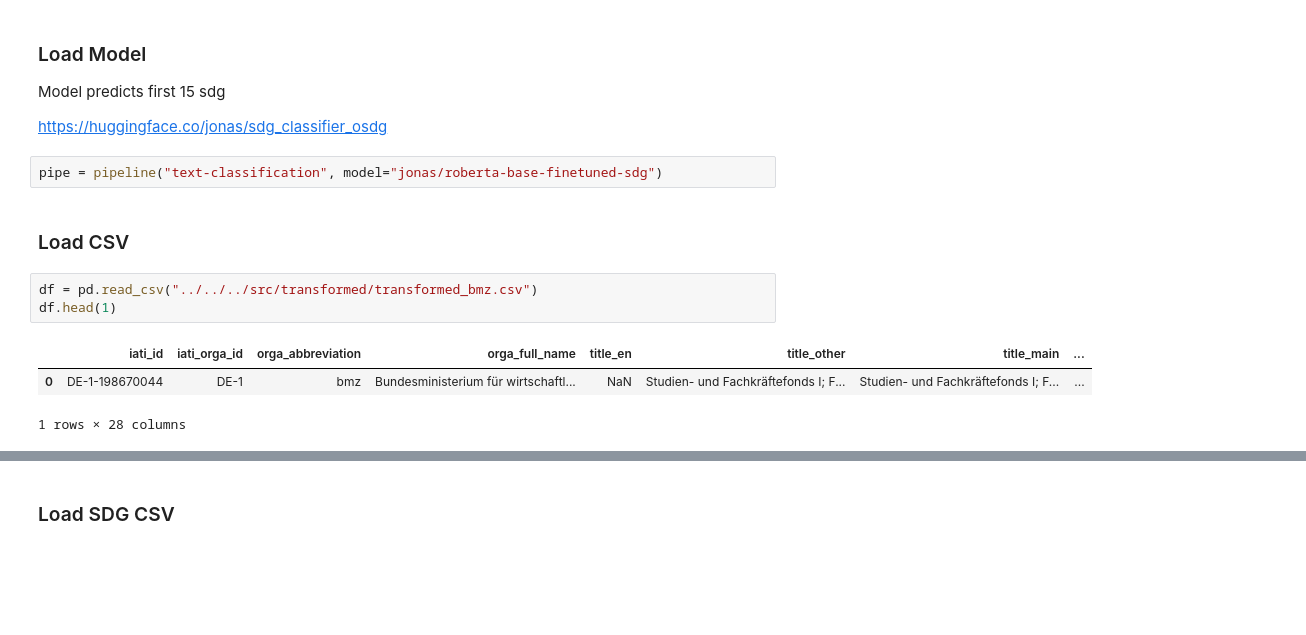
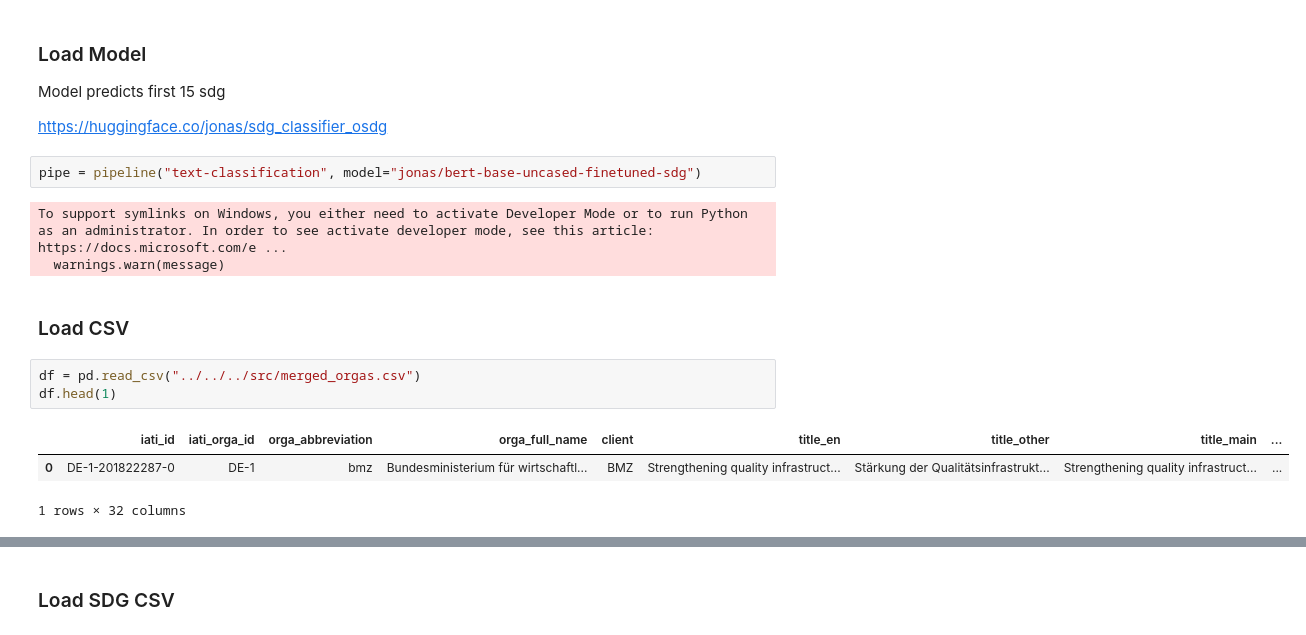
Before and after one commit to JanMuehlnikel/NLP-Development-Banks-Collaboration-Analyzer, a Jupyter notebook: data/pipeline/notebooks/sdg_prediction.ipynb, the cells around one changed output, grey strips where cells are left out. Cells and saved outputs as stored; diff of their text form; blank space fills up the shorter version.

```diff
--- a/data/pipeline/notebooks/sdg_prediction.ipynb
+++ b/data/pipeline/notebooks/sdg_prediction.ipynb
@@ -15,13 +15,16 @@ Model predicts first 15 sdg
 
 https://huggingface.co/jonas/sdg_classifier_osdg
 # %%
-pipe = pipeline("text-classification", model="jonas/roberta-base-finetuned-sdg")
+pipe = pipeline("text-classification", model="jonas/bert-base-uncased-finetuned-sdg")
+# %% [output]
+To support symlinks on Windows, you either need to activate Developer Mode or to run Python as an administrator. In order to see activate developer mode, see this article: https://docs.microsoft.com/e ...
+  warnings.warn(message)
 # %% [markdown]
 ### Load CSV
 # %%
-df = pd.read_csv("../../../src/transformed/transformed_bmz.csv")
+df = pd.read_csv("../../../src/merged_orgas.csv")
 df.head(1)
 # %% [output]
-|  | iati_id | iati_orga_id | orga_abbreviation | orga_full_name | title_en | title_other | title_main | ... |
-| 0 | DE-1-198670044 | DE-1 | bmz | Bundesministerium für wirtschaftl... | NaN | Studien- und Fachkräftefonds I; F... | Studien- und Fachkräftefonds I; F... | ... |
+|  | iati_id | iati_orga_id | orga_abbreviation | orga_full_name | client | title_en | title_other | title_main | ... |
+| 0 | DE-1-201822287-0 | DE-1 | bmz | Bundesministerium für wirtschaftl... | BMZ | Strengthening quality infrastruct... | Stärkung der Qualitätsinfrastrukt... | Strengthening quality infrastruct... | ... |
-1 rows × 28 columns
+1 rows × 32 columns
```
Also changed, not shown: parts of 4 cells of this notebook, 2 other files.
